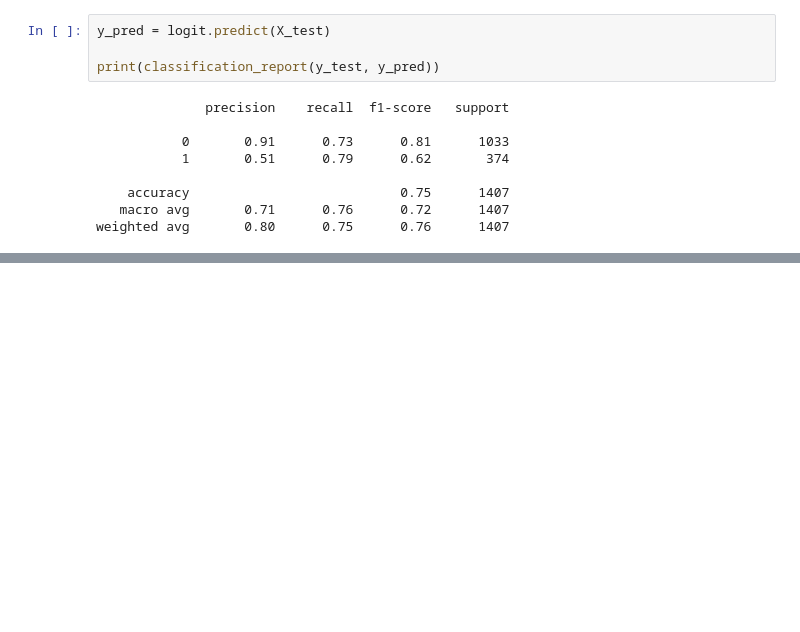
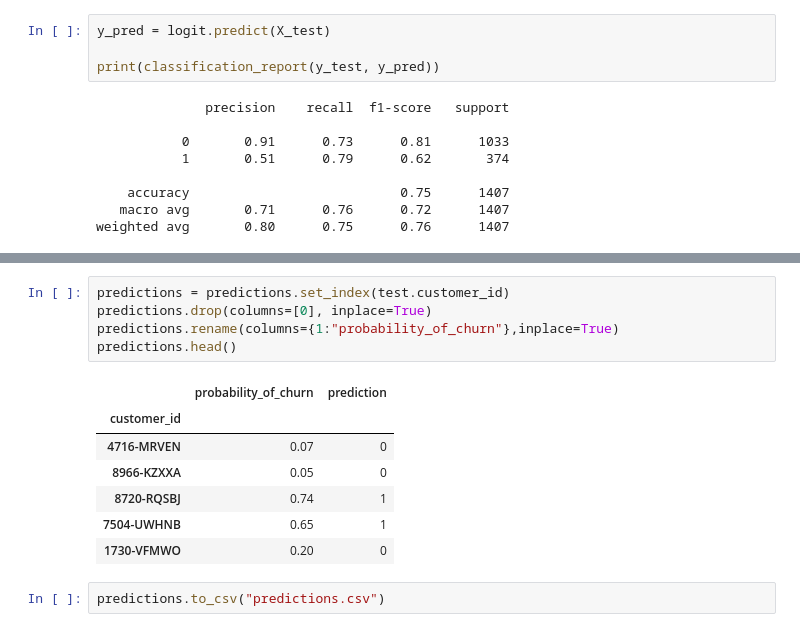
Before and after one commit to lochlynlaskowski/Telco_classification_project, a Jupyter notebook: Classification Project - Final.ipynb, the cells around one changed output, grey strips where cells are left out. Saved outputs shown, nothing was run; the diff lists cells and outputs as text; blank space fills up the shorter version.

```diff
--- a/Classification Project - Final.ipynb
+++ b/Classification Project - Final.ipynb
@@ -713,0 +692,15 @@ weighted avg       0.80      0.75      0.76      1407
+# %%
+predictions = predictions.set_index(test.customer_id)
+predictions.drop(columns=[0], inplace=True)
+predictions.rename(columns={1:"probability_of_churn"},inplace=True)
+predictions.head()
+# %% [output]
+|  | probability_of_churn | prediction |
+| customer_id |  |  |
+| 4716-MRVEN | 0.07 | 0 |
+| 8966-KZXXA | 0.05 | 0 |
+| 8720-RQSBJ | 0.74 | 1 |
+| 7504-UWHNB | 0.65 | 1 |
+| 1730-VFMWO | 0.20 | 0 |
+# %%
+predictions.to_csv("predictions.csv")
```
Also changed, not shown: parts of 9 cells of this notebook, 2 other files.
